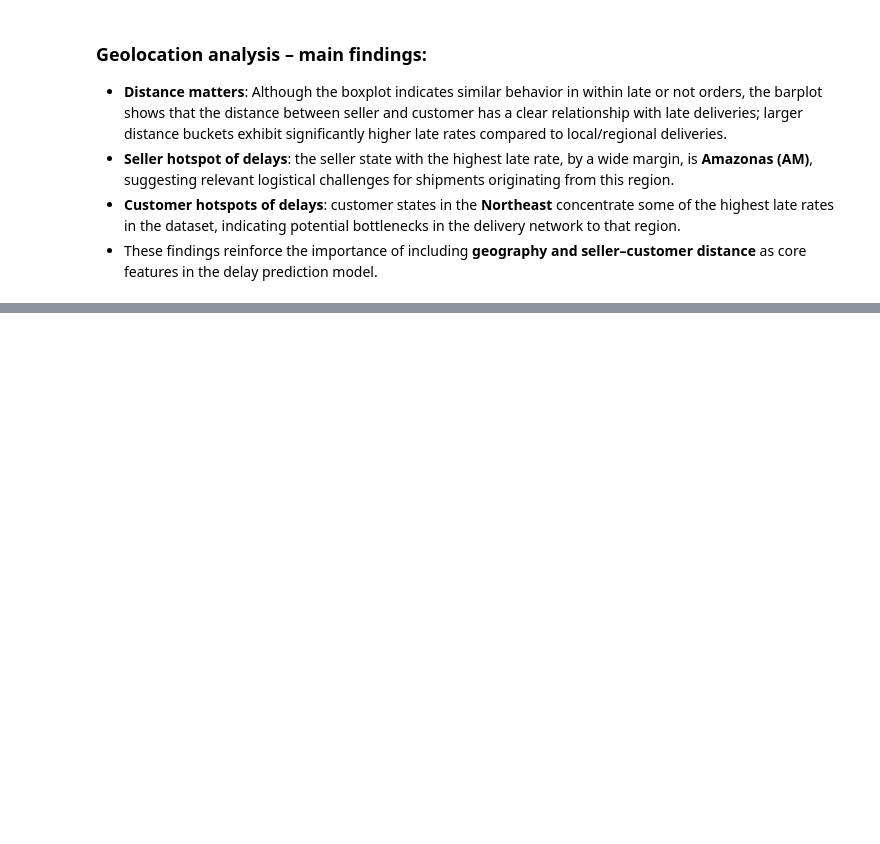
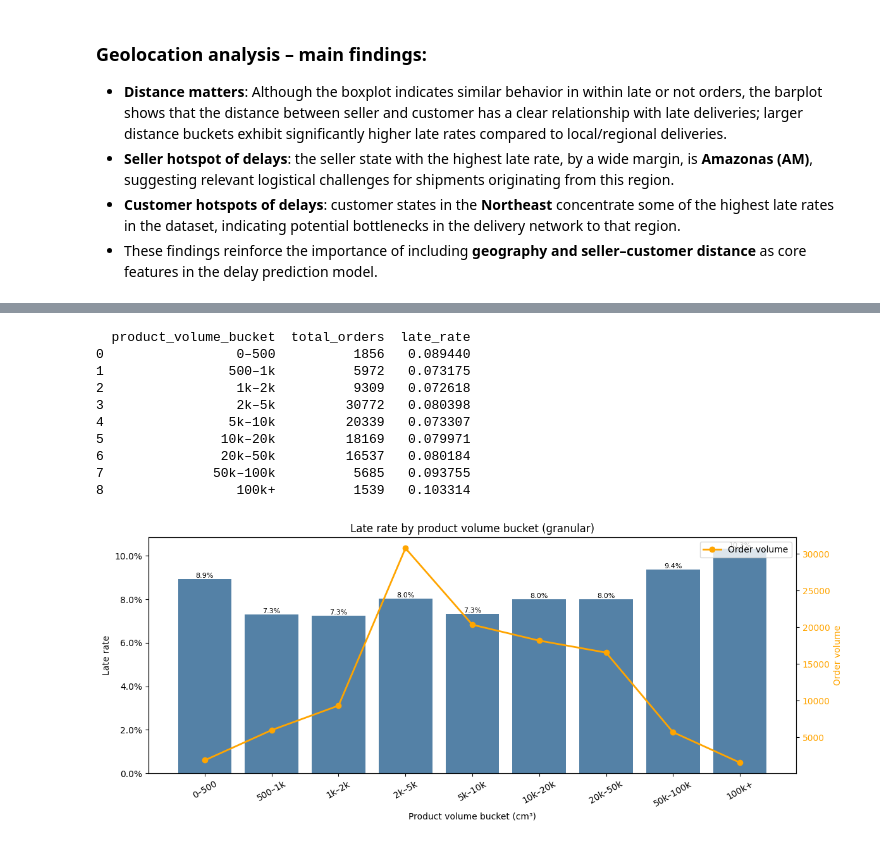
Before and after one commit to Gabverz/Logistics_optimizer, a Jupyter notebook: eda_logistica.ipynb, the cells around one changed output, grey strips where cells are left out. Saved outputs shown, nothing was run; the diff lists cells and outputs as text; code cells hidden in the pictures; blank space fills up the shorter version.

```diff
--- a/eda_logistica.ipynb
+++ b/eda_logistica.ipynb
@@ -443,0 +577,75 @@ plt.show()
+# %%
+# Late rate by product volume bucket (more granular)
+bins   = [0, 500, 1e3, 2e3, 5e3, 1e4, 2e4, 5e4, 1e5, df_eda["product_volume_cm3"].max()]
+labels = ["0–500", "500–1k", "1k–2k", "2k–5k", "5k–10k", "10k–20k", "20k–50k", "50k–100k", "100k+"]
+
+df_eda["product_volume_bucket"] = pd.cut(
+    df_eda["product_volume_cm3"],
+    bins=bins,
+    labels=labels,
+    include_lowest=True
+)
+
+vol_late = (
+    df_eda
+    .groupby("product_volume_bucket", observed=True)
+    .agg(
+        total_orders=("is_late", "count"),
+        late_rate=("is_late", "mean"),
+    )
+    .reset_index()
+)
+
+print(vol_late)
+
+# Plot
+fig, ax1 = plt.subplots(figsize=(12, 5))
+
+sns.barplot(
+    data=vol_late,
+    x="product_volume_bucket",
+    y="late_rate",
+    color="steelblue",
+    ax=ax1,
+)
+
+for p in ax1.patches:
+    ax1.annotate(
+        f"{p.get_height():.1%}",
+        (p.get_x() + p.get_width() / 2., p.get_height()),
+        ha="center", va="bottom", fontsize=8
+    )
+
+ax1.set_xlabel("Product volume bucket (cm³)")
+ax1.set_ylabel("Late rate")
+ax1.set_title("Late rate by product volume bucket (granular)")
+ax1.yaxis.set_major_formatter(plt.matplotlib.ticker.PercentFormatter(xmax=1))
+ax1.tick_params(axis="x", rotation=30)
+
+ax2 = ax1.twinx()
+ax2.plot(
+    vol_late.index,
+    vol_late["total_orders"],
+    color="orange",
+    marker="o",
+    linewidth=2,
+    label="Order volume"
+)
+ax2.set_ylabel("Order volume", color="orange")
+ax2.tick_params(axis="y", labelcolor="orange")
+ax2.legend(loc="upper right")
+
+plt.tight_layout()
+plt.show()
+# %% [output]
+  product_volume_bucket  total_orders  late_rate
+0                 0–500          1856   0.089440
+1                500–1k          5972   0.073175
+2                 1k–2k          9309   0.072618
+3                 2k–5k         30772   0.080398
+4                5k–10k         20339   0.073307
+5               10k–20k         18169   0.079971
+6               20k–50k         16537   0.080184
+7              50k–100k          5685   0.093755
+8                 100k+          1539   0.103314
+[figure, added]
```
Also changed, not shown: parts of 14 cells of this notebook.
